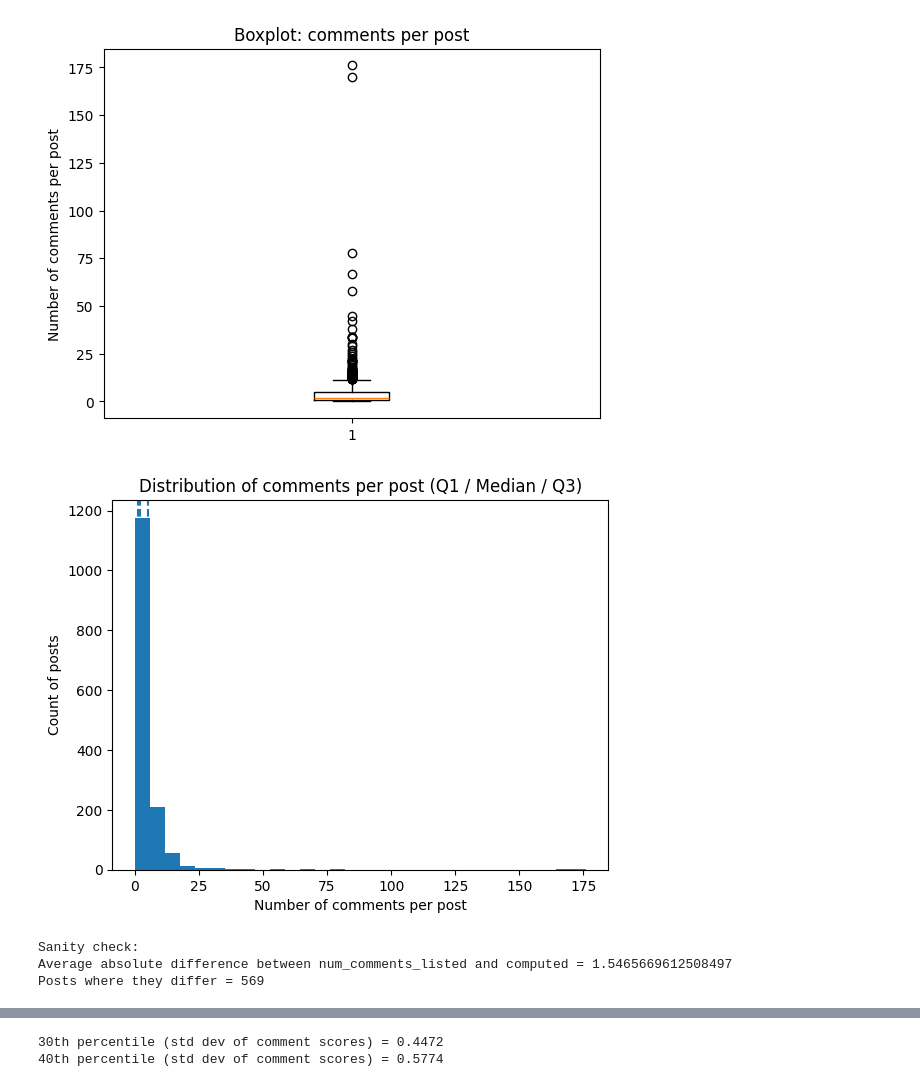
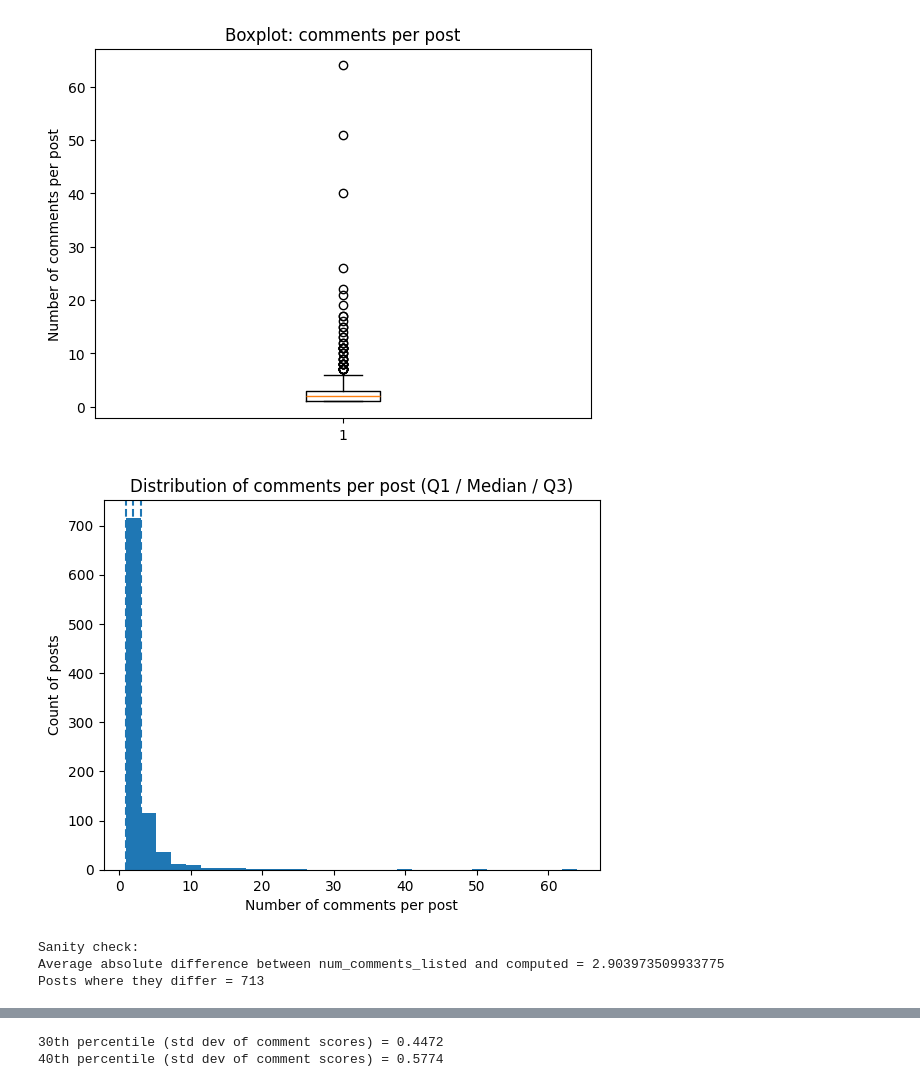
Before and after one commit to Sanjeev2601/ambivalent-stories, a Jupyter notebook: jupyter-notebooks/Box_Plot.ipynb, the cells around one changed output, grey strips where cells are left out. Saved outputs shown, nothing was run; the diff lists cells and outputs as text; code cells hidden in the pictures.

```diff
--- a/jupyter-notebooks/Box_Plot.ipynb
+++ b/jupyter-notebooks/Box_Plot.ipynb
@@ -21,8 +21,8 @@ import pandas as pd
 import numpy as np
 import matplotlib.pyplot as plt
 
-POSTS_PATH = "../data/Ambivalent_Data_Final.csv"
-COMMENTS_PATH = "../data/Ambivalent_Comments_Final.csv"
+POSTS_PATH = "../data/Ambivalent_posts_with_top10_comments_Final.csv"
+COMMENTS_PATH = "../data/Ambivalent_Comments_d0.csv"
 
 posts = pd.read_csv(POSTS_PATH)
 comments = pd.read_csv(COMMENTS_PATH)
@@ -100,8 +100,8 @@ Number of posts = 1471
-[figure, old version]
+[figure, new version]
-[figure, old version]
+[figure, new version]
 Sanity check:
-Average absolute difference between num_comments_listed and computed = 1.5465669612508497
-Posts where they differ = 569
+Average absolute difference between num_comments_listed and computed = 2.903973509933775
+Posts where they differ = 713
 # %%
 plt.figure()
 plt.boxplot(x, vert=True, showfliers=True)
```
Also changed, not shown: parts of 12 cells of this notebook, 18 other files.
